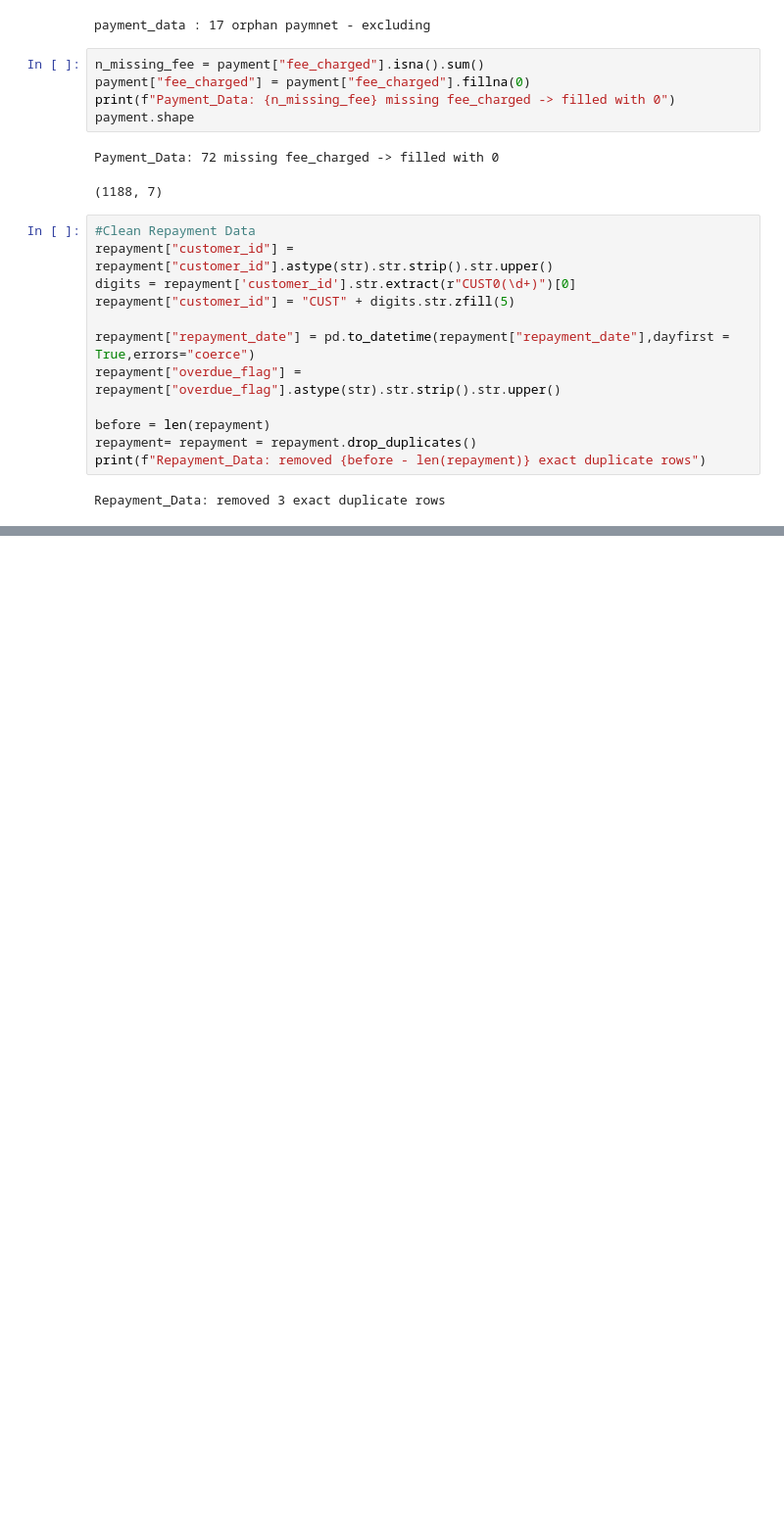
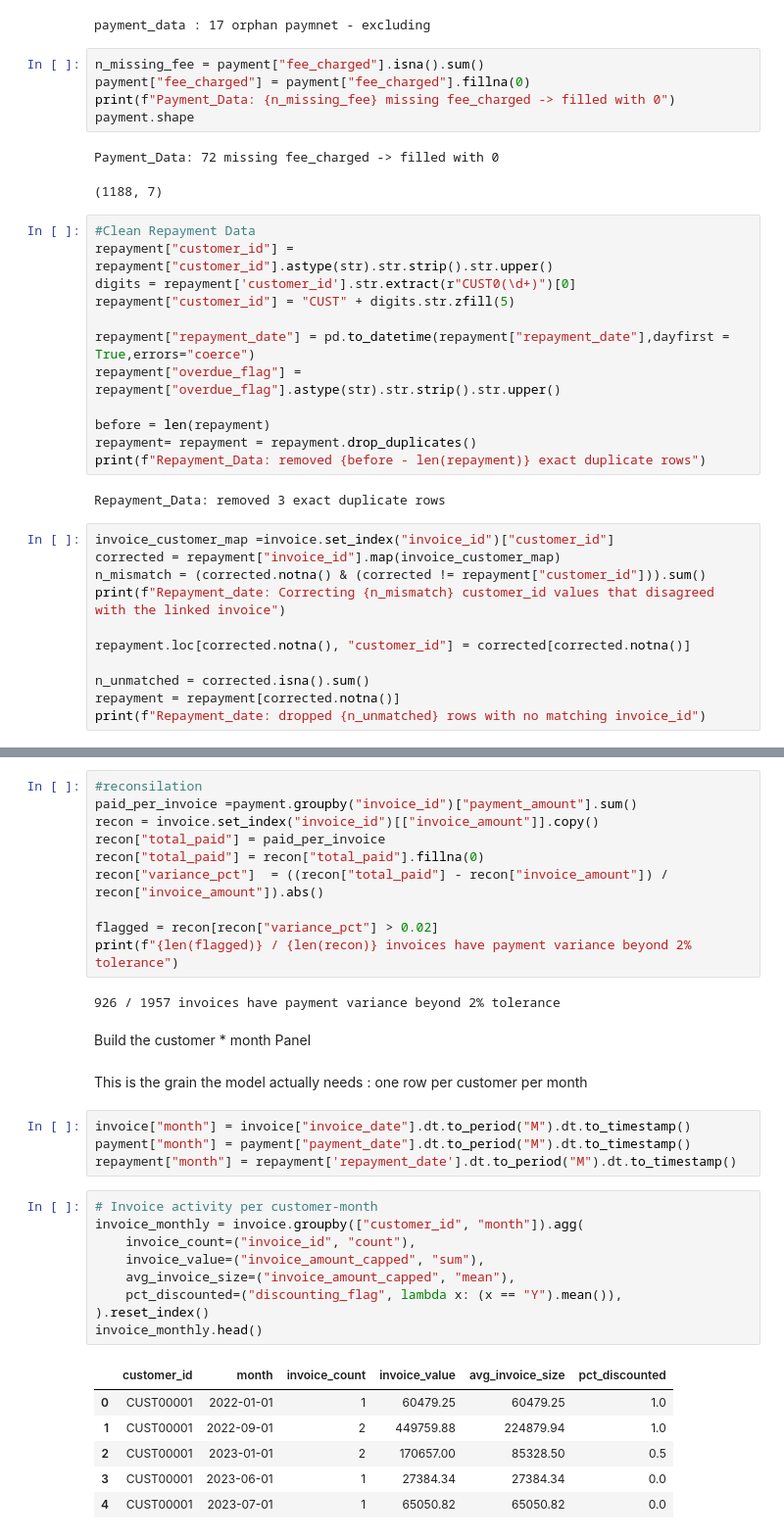
Before and after one commit to Bibhuti-MLAI/Time-Series-Forcasting, a Jupyter notebook: Revenue_Forcasting.ipynb, the cells around one changed output, grey strips where cells are left out. Shown at 98% size. Cells and saved outputs as stored; diff of their text form; blank space fills up the shorter version.

```diff
--- a/Revenue_Forcasting.ipynb
+++ b/Revenue_Forcasting.ipynb
@@ -276,3 +276,14 @@ repayment= repayment = repayment.drop_duplicates()
 print(f"Repayment_Data: removed {before - len(repayment)} exact duplicate rows")
 # %% [output]
 Repayment_Data: removed 3 exact duplicate rows
+# %%
+invoice_customer_map =invoice.set_index("invoice_id")["customer_id"]
+corrected = repayment["invoice_id"].map(invoice_customer_map)
+n_mismatch = (corrected.notna() & (corrected != repayment["customer_id"])).sum()
+print(f"Repayment_date: Correcting {n_mismatch} customer_id values that disagreed with the linked invoice")
+
+repayment.loc[corrected.notna(), "customer_id"] = corrected[corrected.notna()]
+
+n_unmatched = corrected.isna().sum()
+repayment = repayment[corrected.notna()]
+print(f"Repayment_date: dropped {n_unmatched} rows with no matching invoice_id")
@@ -278,0 +312,36 @@ Repayment_Data: removed 3 exact duplicate rows
+# %%
+#reconsilation
+paid_per_invoice =payment.groupby("invoice_id")["payment_amount"].sum()
+recon = invoice.set_index("invoice_id")[["invoice_amount"]].copy()
+recon["total_paid"] = paid_per_invoice
+recon["total_paid"] = recon["total_paid"].fillna(0)
+recon["variance_pct"]  = ((recon["total_paid"] - recon["invoice_amount"]) / recon["invoice_amount"]).abs()
+
+flagged = recon[recon["variance_pct"] > 0.02]
+print(f"{len(flagged)} / {len(recon)} invoices have payment variance beyond 2% tolerance")
+# %% [output]
+926 / 1957 invoices have payment variance beyond 2% tolerance
+# %% [markdown]
+Build the customer * month Panel
+# %% [markdown]
+This is the grain the model actually needs : one row per customer per month
+# %%
+invoice["month"] = invoice["invoice_date"].dt.to_period("M").dt.to_timestamp()
+payment["month"] = payment["payment_date"].dt.to_period("M").dt.to_timestamp()
+repayment["month"] = repayment['repayment_date'].dt.to_period("M").dt.to_timestamp()
+# %%
+# Invoice activity per customer-month
+invoice_monthly = invoice.groupby(["customer_id", "month"]).agg(
+    invoice_count=("invoice_id", "count"),
+    invoice_value=("invoice_amount_capped", "sum"),
+    avg_invoice_size=("invoice_amount_capped", "mean"),
+    pct_discounted=("discounting_flag", lambda x: (x == "Y").mean()),
+).reset_index()
+invoice_monthly.head()
+# %% [output]
+|  | customer_id | month | invoice_count | invoice_value | avg_invoice_size | pct_discounted |
+| 0 | CUST00001 | 2022-01-01 | 1 | 60479.25 | 60479.25 | 1.0 |
+| 1 | CUST00001 | 2022-09-01 | 2 | 449759.88 | 224879.94 | 1.0 |
+| 2 | CUST00001 | 2023-01-01 | 2 | 170657.00 | 85328.50 | 0.5 |
+| 3 | CUST00001 | 2023-06-01 | 1 | 27384.34 | 27384.34 | 0.0 |
+| 4 | CUST00001 | 2023-07-01 | 1 | 65050.82 | 65050.82 | 0.0 |
```
Also changed, not shown: parts of 4 cells of this notebook.
